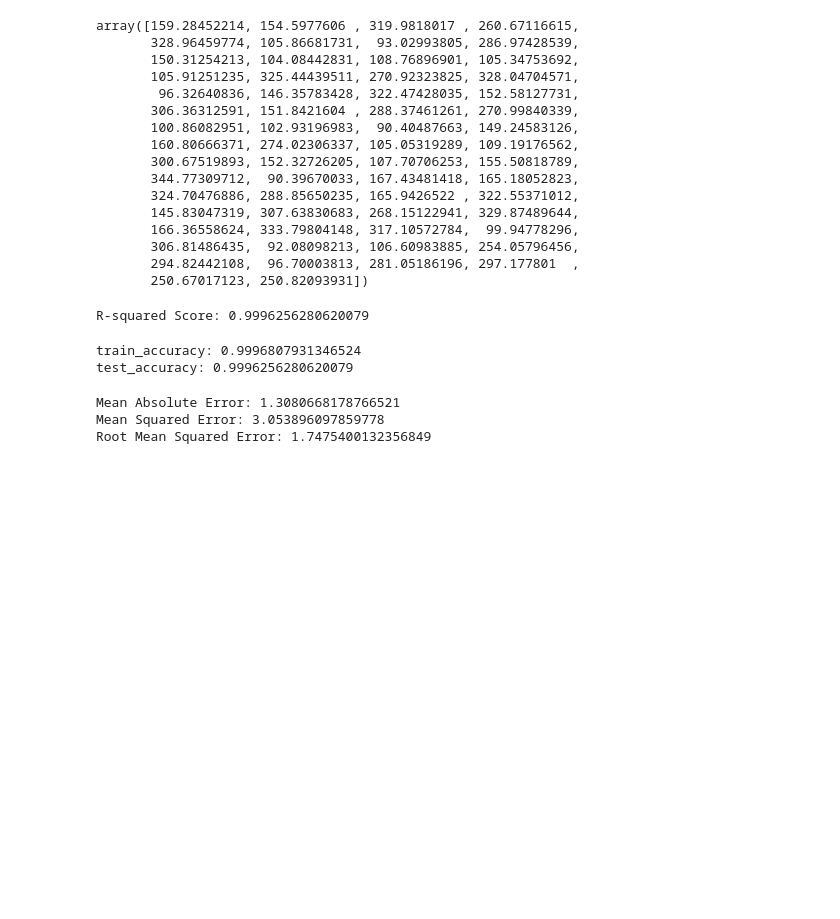
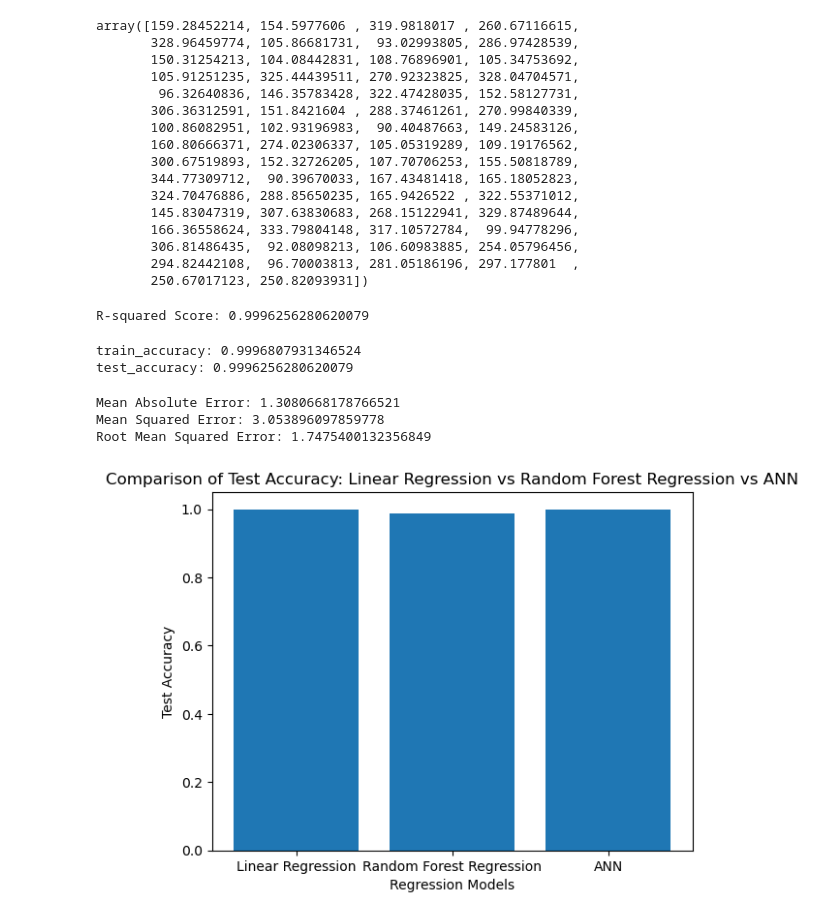
Before and after one commit to mokshith674/DemoRep, a Jupyter notebook: Stock_market_analysis(using Linear_regression).ipynb, the cells around one changed output. Cells and saved outputs as stored; diff of their text form; code cells hidden in the pictures; blank space fills up the shorter version.

```diff
--- a/Stock_market_analysis(using Linear_regression).ipynb
+++ b/Stock_market_analysis(using Linear_regression).ipynb
@@ -474,14 +474,14 @@ r2_score = r2_score(y_test, y_pred)
 print("R-squared Score:", r2_score)
 # %% [output]
 R-squared Score: 0.9996256280620079
-# %%
-train_accuracy=ann_model.score(x_train,y_train)
-print('train_accuracy:',train_accuracy)
-test_accuracy=ann_model.score(x_test,y_test)
-print('test_accuracy:',test_accuracy)
-# %% [output]
-train_accuracy: 0.9996807931346524
-test_accuracy: 0.9996256280620079
+# %%
+train_accuracy=ann_model.score(x_train,y_train)
+print('train_accuracy:',train_accuracy)
+test_accuracy=ann_model.score(x_test,y_test)
+print('test_accuracy:',test_accuracy)
+# %% [output]
+train_accuracy: 0.9996807931346524
+test_accuracy: 0.9996256280620079
 # %%
 import math
 from sklearn import metrics
@@ -492,3 +492,17 @@ print('Root Mean Squared Error:',math.sqrt(metrics.mean_squared_error(y_test,y_p
 Mean Absolute Error: 1.3080668178766521
 Mean Squared Error: 3.053896097859778
 Root Mean Squared Error: 1.7475400132356849
+# %%
+import matplotlib.pyplot as plt
+linear_regression_accuracy =0.9995657233927607
+random_forest_accuracy =0.9863406841303611
+ANN= 0.9996256280620079
+accuracy_scores = [linear_regression_accuracy, random_forest_accuracy,ANN]
+model_names = ['Linear Regression', 'Random Forest Regression','ANN']
+plt.bar(model_names, accuracy_scores)
+plt.xlabel('Regression Models')
+plt.ylabel('Test Accuracy')
+plt.title('Comparison of Test Accuracy: Linear Regression vs Random Forest Regression vs ANN')
+plt.show()
+# %% [output]
+[figure, added]
```
Also changed, not shown: parts of 2 cells of this notebook.
